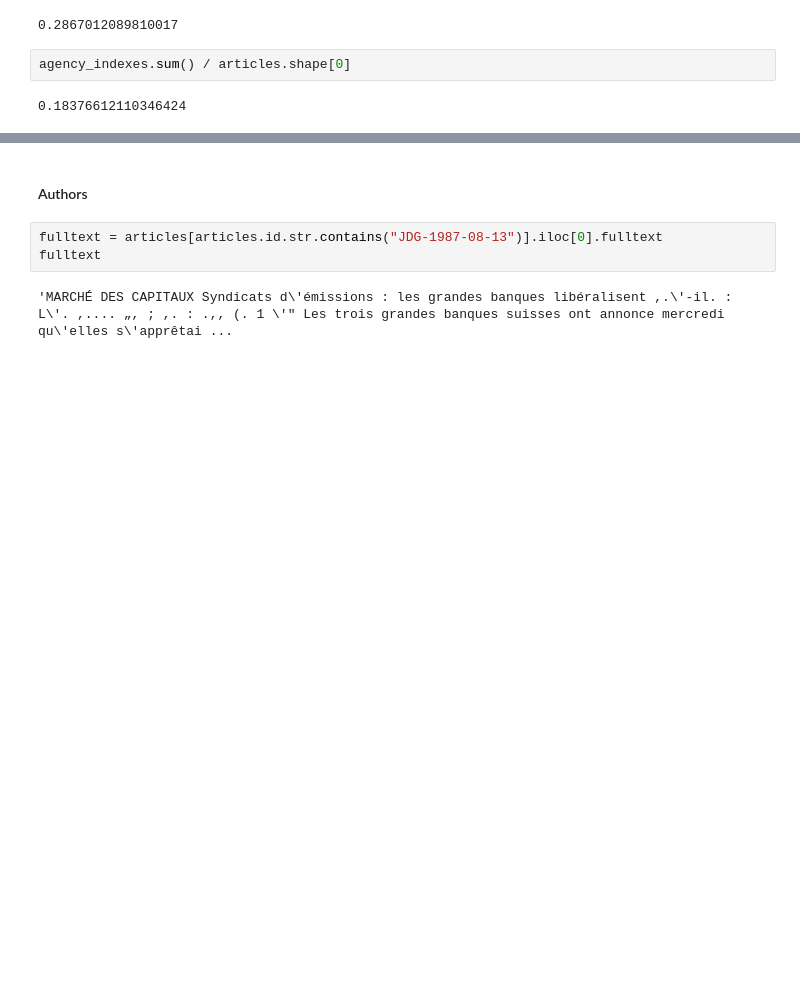
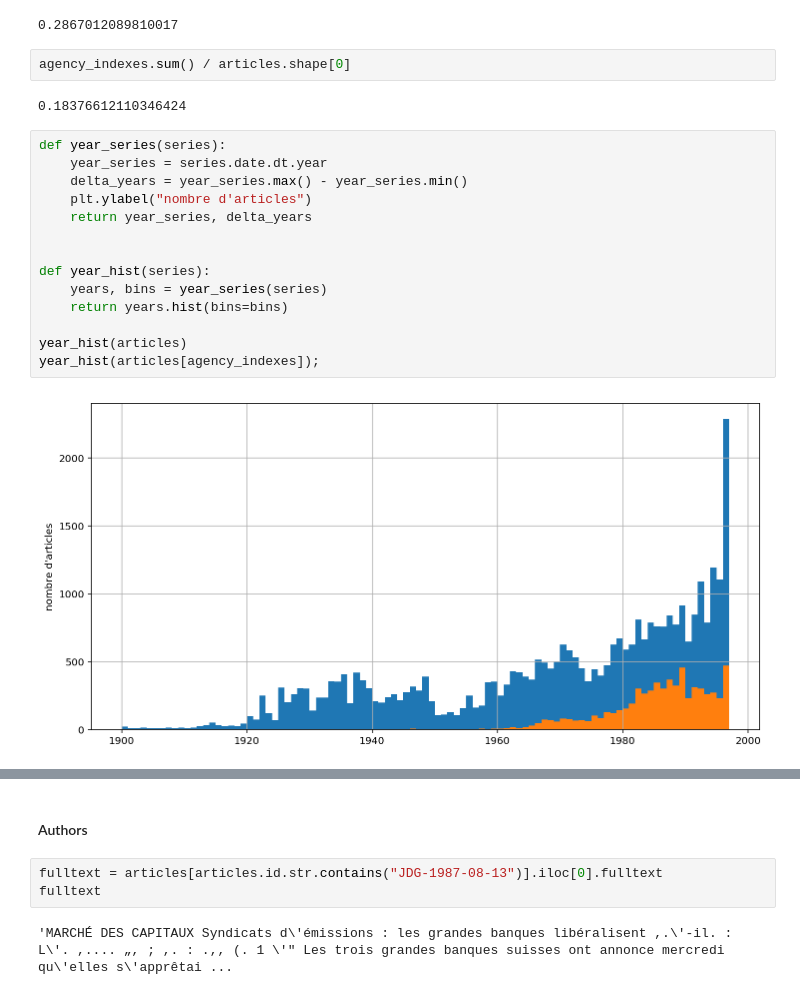
Before and after one commit to RomainMendez/Digital-Humanities-Project, a Jupyter notebook: src/author_analysis.ipynb, the cells around one changed output, grey strips where cells are left out. Cells and saved outputs as stored; diff of their text form; blank space fills up the shorter version.

```diff
--- a/src/author_analysis.ipynb
+++ b/src/author_analysis.ipynb
@@ -137,3 +82,19 @@ Peaks at 1973, 1975, 1981, 1989, 1990.
 agency_indexes.sum() / articles.shape[0]
 # %% [output]
 0.18376612110346424
+# %%
+def year_series(series):
+    year_series = series.date.dt.year
+    delta_years = year_series.max() - year_series.min()
+    plt.ylabel("nombre d'articles")
+    return year_series, delta_years
+
+
+def year_hist(series):
+    years, bins = year_series(series)
+    return years.hist(bins=bins)
+
+year_hist(articles)
+year_hist(articles[agency_indexes]);
+# %% [output]
+[figure, added]
```
Also changed, not shown: parts of 10 cells of this notebook, 5 other files.
